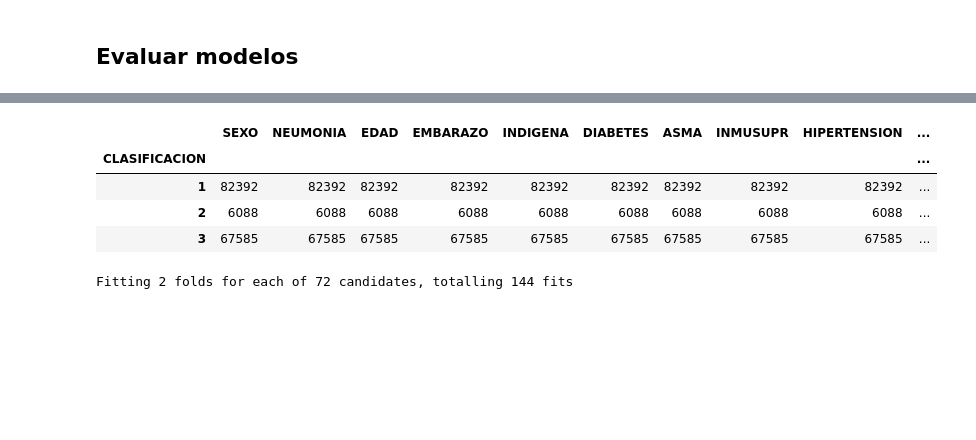
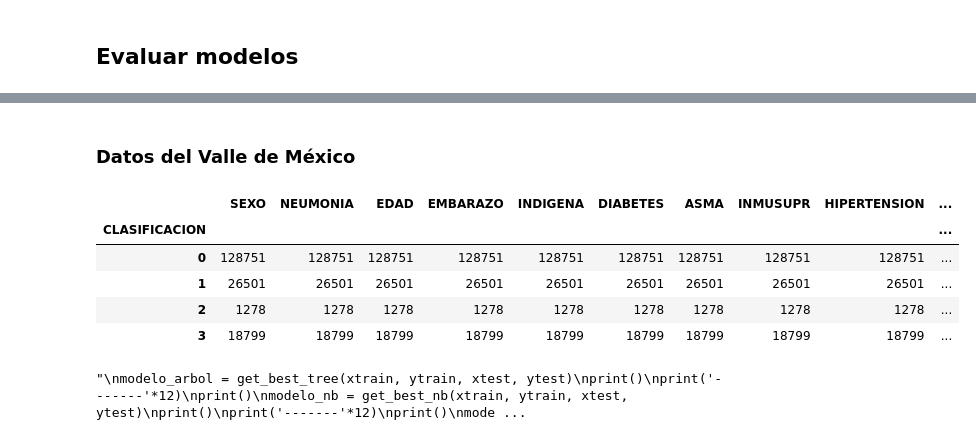
Before and after one commit to BrandonHT/COVID-19-estimator, a Jupyter notebook: COVID-19_estimator.ipynb, the cells around one changed output, grey strips where cells are left out. Drawn from its saved outputs; the diff is of its cells as text; code cells hidden in the pictures; blank space fills up the shorter version.

```diff
--- a/COVID-19_estimator.ipynb
+++ b/COVID-19_estimator.ipynb
@@ -326,16 +333,16 @@ final_df.head()
 | 4 | 1 | 0.0 | 0.241667 | 0.0 | 0.0 | 0.0 | 0.0 | 0.0 | 0.0 | ... |
 # %%
 prediction_df = final_df[final_df['CLASIFICACION'] != 4]
-prediction_df = prediction_df[prediction_df['CLASIFICACION'] != 0]
+#prediction_df = prediction_df[prediction_df['CLASIFICACION'] != 0]
 
-#conditions = [
-#           prediction_df['ENTIDAD_RES_CIUDAD DE MÉXICO'] == 1,
-#           prediction_df['ENTIDAD_RES_MÉXICO'] == 1
-#]
+conditions = [
+           prediction_df['ENTIDAD_RES_CIUDAD DE MÉXICO'] == 1,
+           prediction_df['ENTIDAD_RES_MÉXICO'] == 1
+]
 
-#choices = [True, True]
-#mask = np.select(conditions, choices, default = False)
-#prediction_df = prediction_df[mask]
+choices = [True, True]
+mask = np.select(conditions, choices, default = False)
+prediction_df = prediction_df[mask]
 entidades = ['ENTIDAD_RES_AGUASCALIENTES', 'ENTIDAD_RES_BAJA CALIFORNIA', 'ENTIDAD_RES_BAJA CALIFORNIA SUR',
        'ENTIDAD_RES_CAMPECHE', 'ENTIDAD_RES_CHIAPAS', 'ENTIDAD_RES_CHIHUAHUA',
        'ENTIDAD_RES_COAHUILA DE ZARAGOZA',
@@ -349,7 +356,7 @@ entidades = ['ENTIDAD_RES_AGUASCALIENTES', 'ENTIDAD_RES_BAJA CALIFORNIA', 'ENTID
        'ENTIDAD_RES_TAMAULIPAS', 'ENTIDAD_RES_TLAXCALA',
        'ENTIDAD_RES_VERACRUZ DE IGNACIO DE LA LLAVE', 'ENTIDAD_RES_YUCATÁN',
        'ENTIDAD_RES_ZACATECAS']
-#prediction_df = prediction_df.drop(columns = entidades)
+prediction_df = prediction_df.drop(columns = entidades)
 # %%
 prediction_df.head()
 # %% [output]
@@ -555,13 +568,15 @@ def get_best_nb(xtrain, ytrain, xtest, ytest):
 
   return modelo_nb
 # %%
-def get_best_random_forest(xtrain, ytrain, xtest, ytest):
+def get_best_random_forest(xtrain, ytrain, xtest, ytest, depth = False):
   rf_params = {
     'n_estimators': [1000,2000,3000],
-    'max_depth': [5, 10, 13, 15],
     'criterion': ['gini', 'entropy'],
     'max_features': [None, 'sqrt', 'auto']
   }
+
+  if depth:
+    rf_params['max_depth'] = [5, 10, 13, 15],
 
   grid_search = GridSearchCV(estimator = RandomForestClassifier(),
                            param_grid = rf_params,
@@ -606,24 +651,29 @@ def get_xgboost(xtrain, ytrain, xtest, ytest):
+# %% [markdown]
+### Datos del Valle de México
 # %%
 y_column = 'CLASIFICACION'
 xtrain, ytrain, xtest, ytest, train_df = get_training_set(prediction_df, 0.2, y_column, under = None, over = False)
 display(train_df.groupby(y_column).count())
-'''modelo_arbol = get_best_tree(xtrain, ytrain, xtest, ytest)
+'''
+modelo_arbol = get_best_tree(xtrain, ytrain, xtest, ytest)
 print()
 print('-------'*12)
 print()
 modelo_nb = get_best_nb(xtrain, ytrain, xtest, ytest)
 print()
 print('-------'*12)
-print()'''
+print()
 modelo_rf = get_best_random_forest(xtrain, ytrain, xtest, ytest)
 print()
 print('-------'*12)
 #print()
 #modelo_xgb = get_xgboost(xtrain, ytrain, xtest, ytest)
+'''
 # %% [output]
 |  | SEXO | NEUMONIA | EDAD | EMBARAZO | INDIGENA | DIABETES | ASMA | INMUSUPR | HIPERTENSION | ... |
 | CLASIFICACION |  |  |  |  |  |  |  |  |  | ... |
-| 1 | 82392 | 82392 | 82392 | 82392 | 82392 | 82392 | 82392 | 82392 | 82392 | ... |
-| 2 | 6088 | 6088 | 6088 | 6088 | 6088 | 6088 | 6088 | 6088 | 6088 | ... |
-| 3 | 67585 | 67585 | 67585 | 67585 | 67585 | 67585 | 67585 | 67585 | 67585 | ... |
+| 0 | 128751 | 128751 | 128751 | 128751 | 128751 | 128751 | 128751 | 128751 | 128751 | ... |
+| 1 | 26501 | 26501 | 26501 | 26501 | 26501 | 26501 | 26501 | 26501 | 26501 | ... |
+| 2 | 1278 | 1278 | 1278 | 1278 | 1278 | 1278 | 1278 | 1278 | 1278 | ... |
+| 3 | 18799 | 18799 | 18799 | 18799 | 18799 | 18799 | 18799 | 18799 | 18799 | ... |
-Fitting 2 folds for each of 72 candidates, totalling 144 fits
+"\nmodelo_arbol = get_best_tree(xtrain, ytrain, xtest, ytest)\nprint()\nprint('-------'*12)\nprint()\nmodelo_nb = get_best_nb(xtrain, ytrain, xtest, ytest)\nprint()\nprint('-------'*12)\nprint()\nmode ...
```
Also changed, not shown: parts of 19 cells of this notebook.
